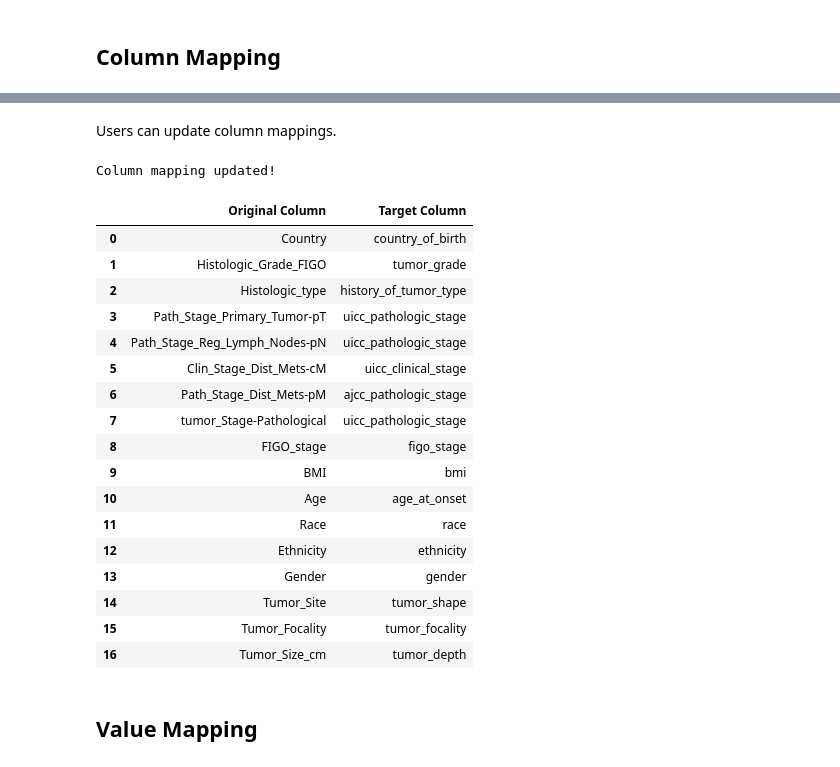
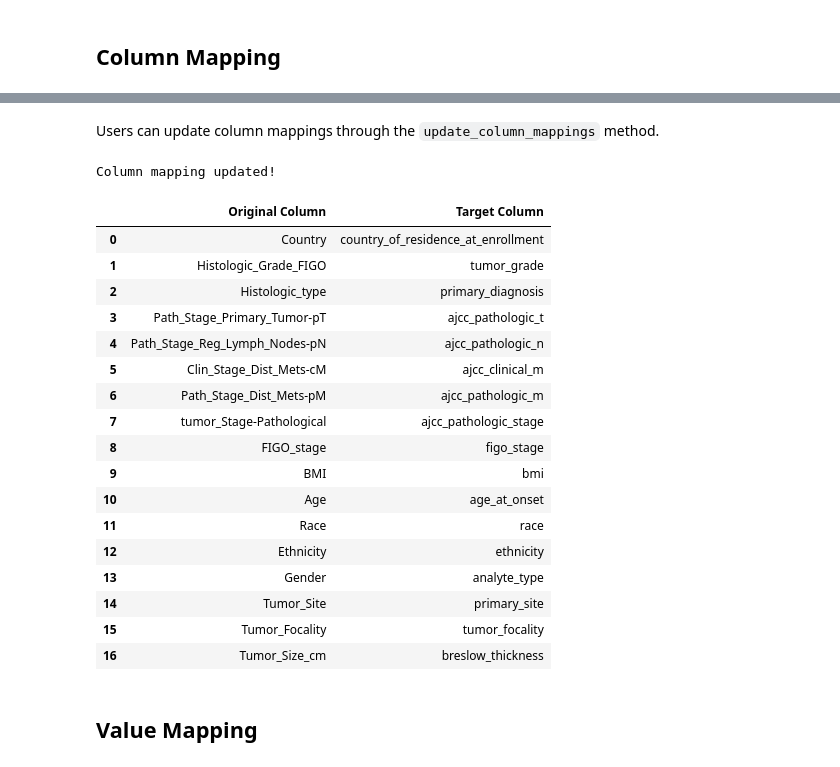
Before and after one commit to VIDA-NYU/bdi-kit, a Jupyter notebook: examples/column_and_value_mapping.ipynb, the cells around one changed output, grey strips where cells are left out. Drawn from its saved outputs; the diff is of its cells as text; code cells hidden in the pictures.

```diff
--- a/examples/column_and_value_mapping.ipynb
+++ b/examples/column_and_value_mapping.ipynb
@@ -164,27 +133,27 @@ column_mappings = manager.map_columns()
 # %% [markdown]
-Users can update column mappings.
+Users can update column mappings through the `update_column_mappings` method.
 # %%
-manager.update_column_mappings('Histologic_Grade_FIGO', 'tumor_grade')
+manager.update_column_mappings([('Histologic_type', 'primary_diagnosis'), ('Path_Stage_Primary_Tumor-pT', 'ajcc_pathologic_t')])
 # %% [output]
 Column mapping updated!
 |  | Original Column | Target Column |
-| 0 | Country | country_of_birth |
+| 0 | Country | country_of_residence_at_enrollment |
 | 1 | Histologic_Grade_FIGO | tumor_grade |
-| 2 | Histologic_type | history_of_tumor_type |
-| 3 | Path_Stage_Primary_Tumor-pT | uicc_pathologic_stage |
-| 4 | Path_Stage_Reg_Lymph_Nodes-pN | uicc_pathologic_stage |
-| 5 | Clin_Stage_Dist_Mets-cM | uicc_clinical_stage |
-| 6 | Path_Stage_Dist_Mets-pM | ajcc_pathologic_stage |
-| 7 | tumor_Stage-Pathological | uicc_pathologic_stage |
+| 2 | Histologic_type | primary_diagnosis |
+| 3 | Path_Stage_Primary_Tumor-pT | ajcc_pathologic_t |
+| 4 | Path_Stage_Reg_Lymph_Nodes-pN | ajcc_pathologic_n |
+| 5 | Clin_Stage_Dist_Mets-cM | ajcc_clinical_m |
+| 6 | Path_Stage_Dist_Mets-pM | ajcc_pathologic_m |
+| 7 | tumor_Stage-Pathological | ajcc_pathologic_stage |
 | 8 | FIGO_stage | figo_stage |
 | 9 | BMI | bmi |
 | 10 | Age | age_at_onset |
 | 11 | Race | race |
 | 12 | Ethnicity | ethnicity |
-| 13 | Gender | gender |
-| 14 | Tumor_Site | tumor_shape |
+| 13 | Gender | analyte_type |
+| 14 | Tumor_Site | primary_site |
 | 15 | Tumor_Focality | tumor_focality |
-| 16 | Tumor_Size_cm | tumor_depth |
+| 16 | Tumor_Size_cm | breslow_thickness |
 # %% [markdown]
 ## Value Mapping
 # %% [markdown]
```
Also changed, not shown: parts of 11 cells of this notebook.
